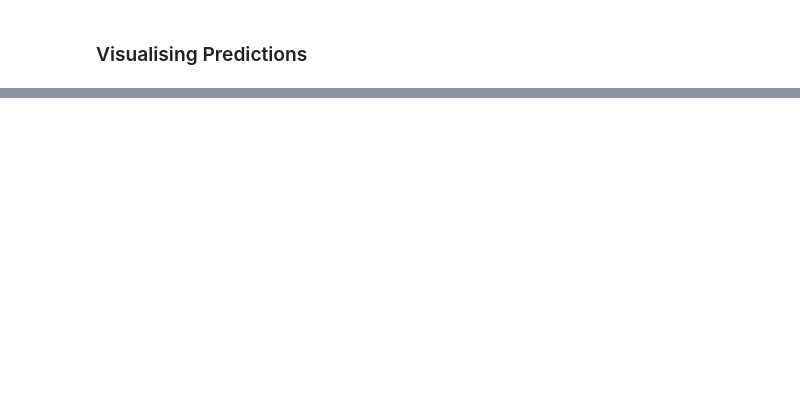
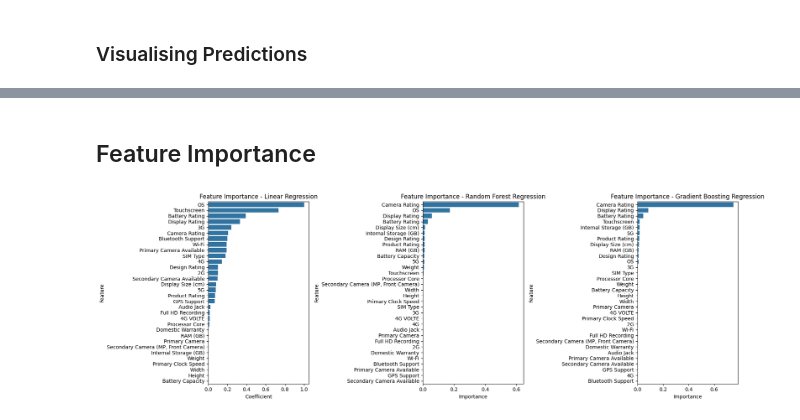
Before and after one commit to BUSY-LOOPING/Flipkart-Data-Analysis, a Jupyter notebook: DataAnalytics-Project.ipynb, the cells around one changed output, grey strips where cells are left out. Cells and saved outputs as stored; diff of their text form; code cells hidden in the pictures; blank space fills up the shorter version.

Commit message:
Feature Importance

```diff
--- a/DataAnalytics-Project.ipynb
+++ b/DataAnalytics-Project.ipynb
@@ -674,0 +687,49 @@ plt.legend(title = 'Perfect Correlation Line')
+# %% [markdown]
+## Feature Importance
+# %%
+coefficients_lr = model.coef_
+
+# Normalize coefficients
+max_abs_coefficient = np.max(np.abs(coefficients_lr))
+normalized_coefficients_lr = coefficients_lr / max_abs_coefficient
+
+# Create DataFrame for normalized coefficients
+feature_importance_df_lr = pd.DataFrame({'Feature': independent, 'Importance': np.abs(normalized_coefficients_lr)})
+
+feature_importance_df_lr = feature_importance_df_lr.sort_values(by='Importance', ascending=False)
+# %%
+feature_importance_gbr = gbr.feature_importances_
+feature_importance_df_gbr = pd.DataFrame({'Feature': independent, 'Importance': feature_importance})
+feature_importance_df_gbr = feature_importance_df.sort_values(by='Importance', ascending=False)
+# %%
+feature_importance_rfg = rfg.feature_importances_
+
+# Create DataFrame to store feature importance
+feature_importance_df_rfg = pd.DataFrame({'Feature': independent, 'Importance': feature_importance_rfg})
+feature_importance_df_rfg = feature_importance_df_rfg.sort_values(by='Importance', ascending=False)
+# %%
+# Create subplots
+fig, (ax1, ax2, ax3) = plt.subplots(1, 3, figsize=(18, 6))
+
+# Plot Linear Regression coefficients
+sns.barplot(x='Importance', y='Feature', data=feature_importance_df_lr, ax=ax1)
+ax1.set_title('Feature Importance - Linear Regression')
+ax1.set_xlabel('Coefficient')
+ax1.set_ylabel('Feature')
+
+# Plot Random Forest Regression feature importance
+sns.barplot(x='Importance', y='Feature', data=feature_importance_df_rfg, ax=ax2)
+ax2.set_title('Feature Importance - Random Forest Regression')
+ax2.set_xlabel('Importance')
+ax2.set_ylabel('Feature')
+
+# Plot Gradient Boosting Regression feature importance
+sns.barplot(x='Importance', y='Feature', data=feature_importance_df_gbr, ax=ax3)
+ax3.set_title('Feature Importance - Gradient Boosting Regression')
+ax3.set_xlabel('Importance')
+ax3.set_ylabel('Feature')
+
+plt.tight_layout()
+plt.show()
+# %% [output]
+[figure, added]
```
Also changed, not shown: parts of 19 cells of this notebook, 1 other file.
